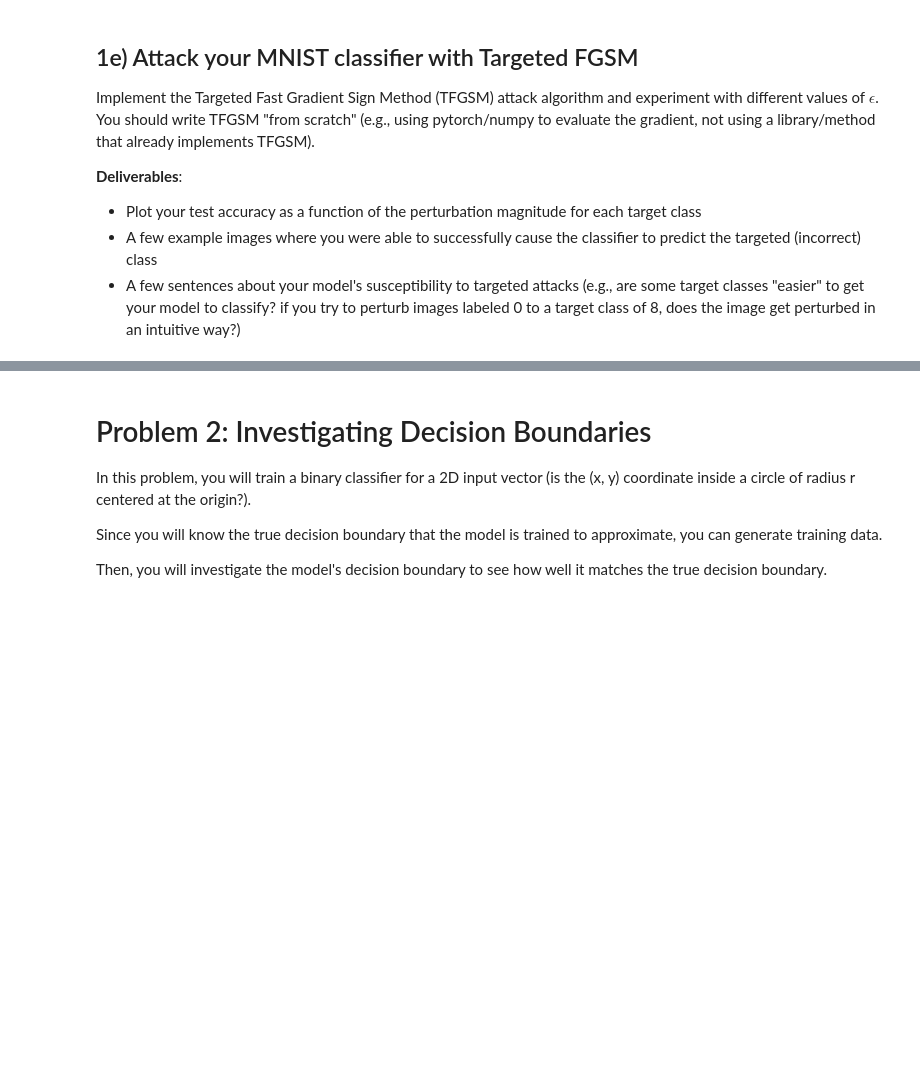
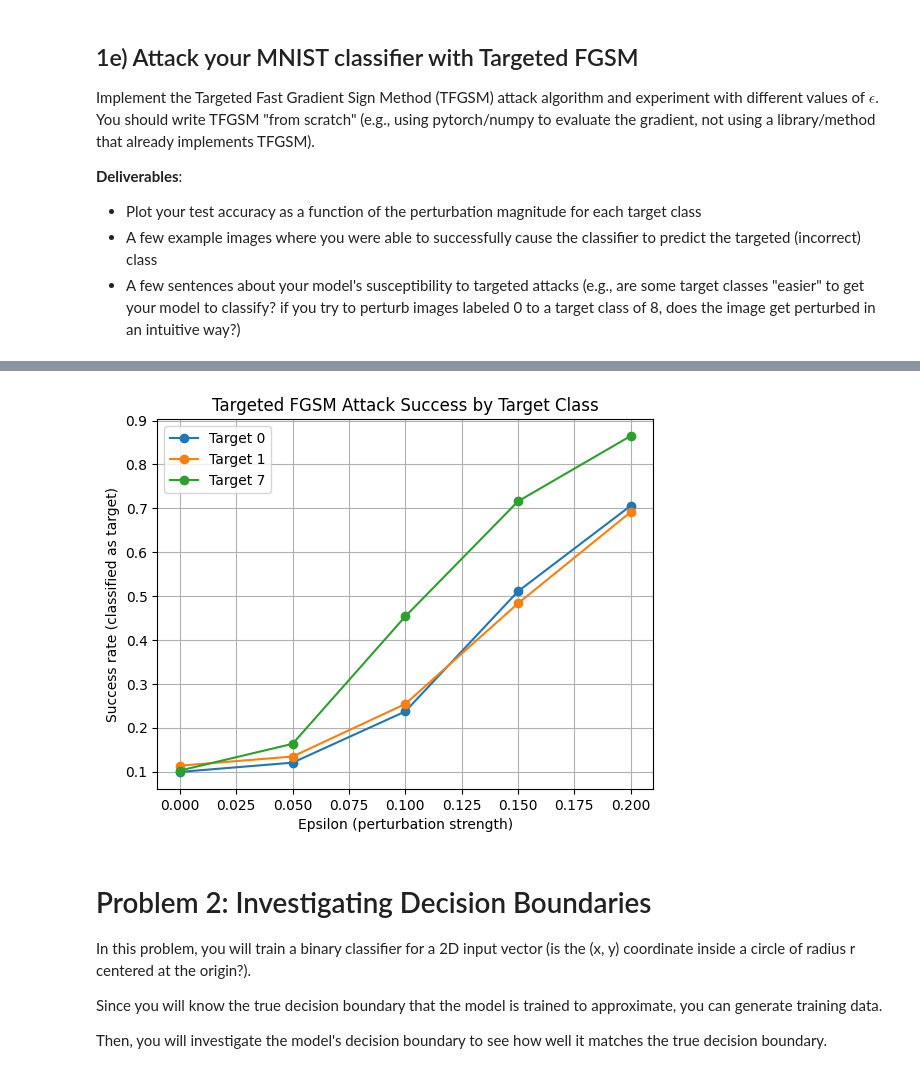
Before and after one commit to kmuenpra/EECE7268, a Jupyter notebook: EECE7398_HW1.ipynb, the cells around one changed output, grey strips where cells are left out. Saved outputs shown, nothing was run; the diff lists cells and outputs as text; code cells hidden in the pictures; blank space fills up the shorter version.

```diff
--- a/EECE7398_HW1.ipynb
+++ b/EECE7398_HW1.ipynb
@@ -333,3 +567,83 @@ Implement the Targeted Fast Gradient Sign Method (TFGSM) attack algorithm and ex
 - Plot your test accuracy as a function of the perturbation magnitude for each target class
 - A few example images where you were able to successfully cause the classifier to predict the targeted (incorrect) class
 - A few sentences about your model's susceptibility to targeted attacks (e.g., are some target classes "easier" to get your model to classify? if you try to perturb images labeled 0 to a target class of 8, does the image get perturbed in an intuitive way?)
+# %%
+import torch
+import torch.nn.functional as F
+import matplotlib.pyplot as plt
+
+MNIST_MEAN, MNIST_STD = 0.1307, 0.3081
+
+def denormalize(x): return x * MNIST_STD + MNIST_MEAN
+def renormalize(x): return (x - MNIST_MEAN) / MNIST_STD
+
+def targeted_fgsm_attack(model, x_norm, y_target, epsilon):
+    """
+    Targeted FGSM: force model toward y_target.
+    Args:
+        model    : trained model
+        x_norm   : normalized input batch (N,1,28,28)
+        y_target : target labels (N,)
+        epsilon  : perturbation strength in pixel space
+    Returns:
+        x_adv_norm : adversarial examples (normalized)
+    """
+    model.eval()
+
+    # Work in pixel space
+    x_pix = denormalize(x_norm).clone().detach().to(next(model.parameters()).device)
+    y_target = y_target.to(x_pix.device)
+    x_pix.requires_grad_(True)
+
+    # Forward & targeted loss
+    logits = model(renormalize(x_pix))
+    loss = F.cross_entropy(logits, y_target)
+
+    # Backward wrt input
+    model.zero_grad(set_to_none=True)
+    loss.backward()
+
+    # Targeted step: subtract gradient
+    grad_sign = x_pix.grad.sign()
+    x_adv_pix = torch.clamp(x_pix - epsilon * grad_sign, 0.0, 1.0)
+
+    return renormalize(x_adv_pix).detach()
+
+def evaluate_targeted(model, loader, epsilon, target_class):
+    """
+    Try to force all test images into a single target class.
+    Returns success rate (fraction predicted as target_class).
+    """
+    total, success = 0, 0
+    for x, y in loader:
+        x = x.to(next(model.parameters()).device)
+        y_target = torch.full_like(y, target_class)
+        x_adv = targeted_fgsm_attack(model, x, y_target, epsilon)
+        with torch.no_grad():
+            preds = model(x_adv).argmax(dim=1)
+        success += (preds == y_target.to(preds.device)).sum().item()
+        total += y.size(0)
+    return success / total
+
+# ---- Run experiments ----
+epsilons = [0.0, 0.05, 0.1, 0.15, 0.2]
+target_classes = [0, 1, 7]  # pick a few classes to compare
+results = {t: [] for t in target_classes}
+
+for t in target_classes:
+    for eps in epsilons:
+        success = evaluate_targeted(model, test_loader, eps, t)
+        results[t].append(success)
+        print(f"Target {t}, eps {eps:.2f}: {success*100:.2f}% success")
+
+# ---- Plot results ----
+plt.figure()
+for t in target_classes:
+    plt.plot(epsilons, results[t], marker="o", label=f"Target {t}")
+plt.xlabel("Epsilon (perturbation strength)")
+plt.ylabel("Success rate (classified as target)")
+plt.title("Targeted FGSM Attack Success by Target Class")
+plt.legend()
+plt.grid(True)
+plt.show()
+# %% [output]
@@ -336,3 +665,4 @@ Implement the Targeted Fast Gradient Sign Method (TFGSM) attack algorithm and ex
+[figure, added]
 # %% [markdown]
 # Problem 2: Investigating Decision Boundaries
 
```
Also changed, not shown: parts of 10 cells of this notebook.
